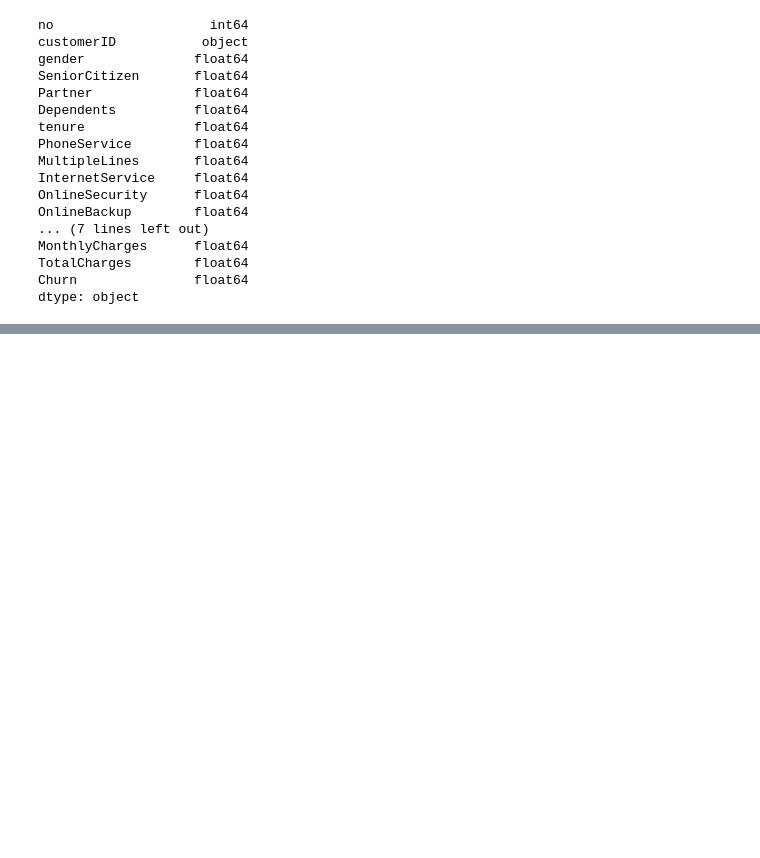
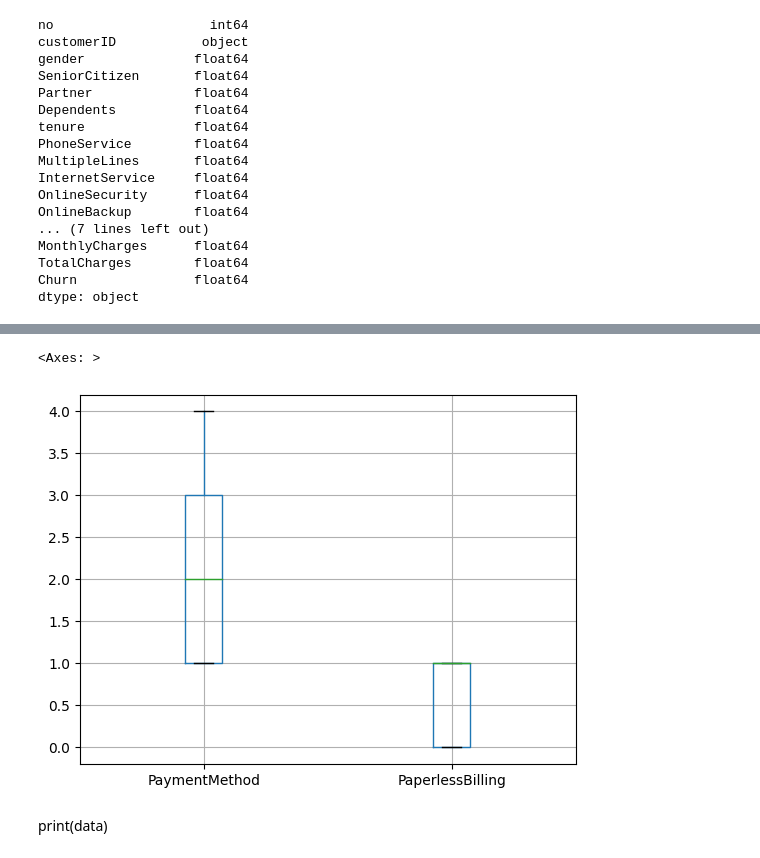
Before and after one commit to ZiolesXy/DataAnalytic, a Jupyter notebook: Type_Data.ipynb, the cells around one changed output, grey strips where cells are left out. Cells and saved outputs as stored; diff of their text form; code cells hidden in the pictures; blank space fills up the shorter version.

```diff
--- a/Type_Data.ipynb
+++ b/Type_Data.ipynb
@@ -43,0 +55,2 @@ Churn: Bolean
+# %%
+data = data.drop('customerID', axis=1)
@@ -43,0 +90,7 @@ Churn: Bolean
+# %%
+data[["PaymentMethod", "PaperlessBilling"]].boxplot()
+# %% [output]
+<Axes: >
+[figure, added]
+# %% [markdown]
+print(data)
```
Also changed, not shown: parts of 5 cells of this notebook.
